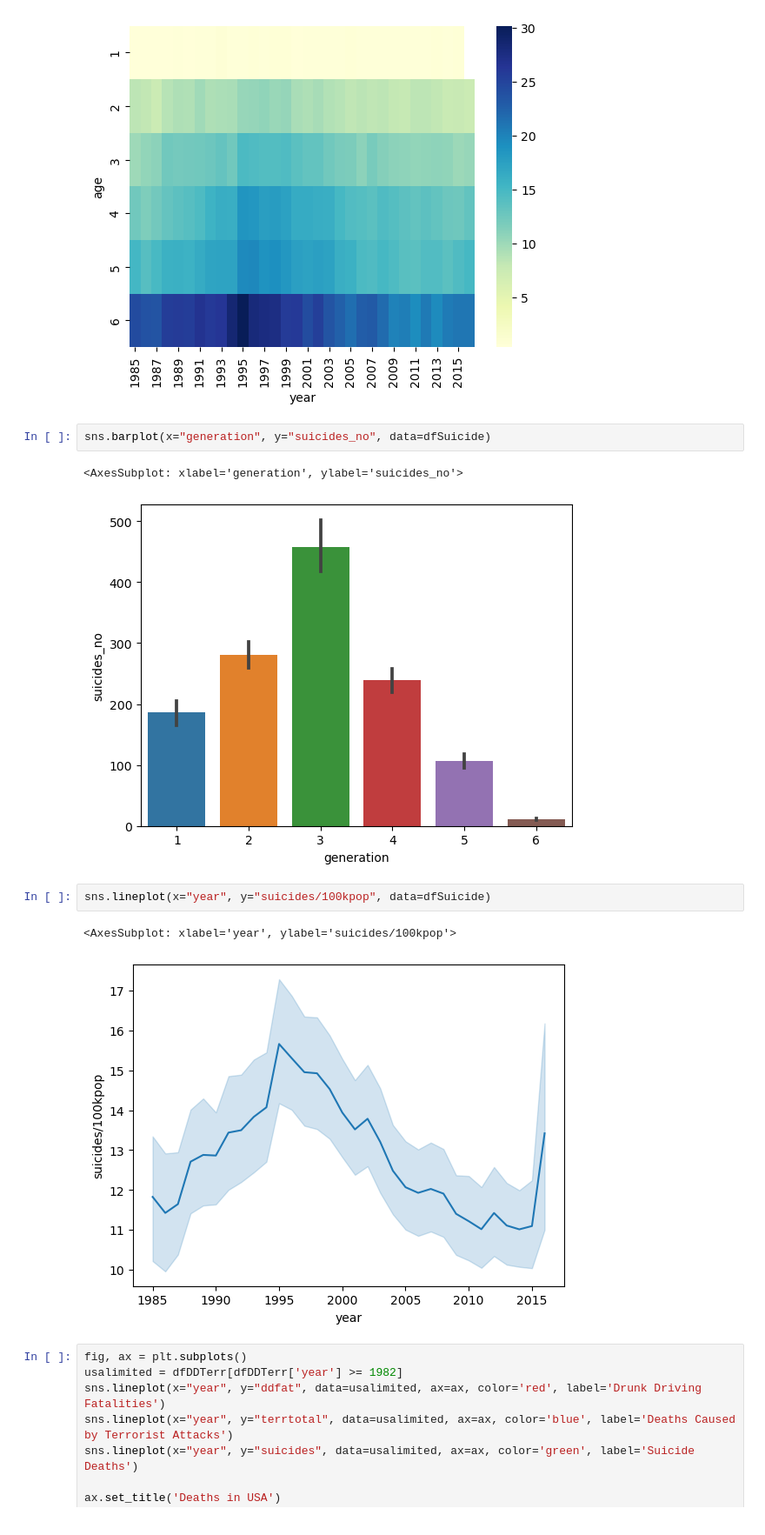
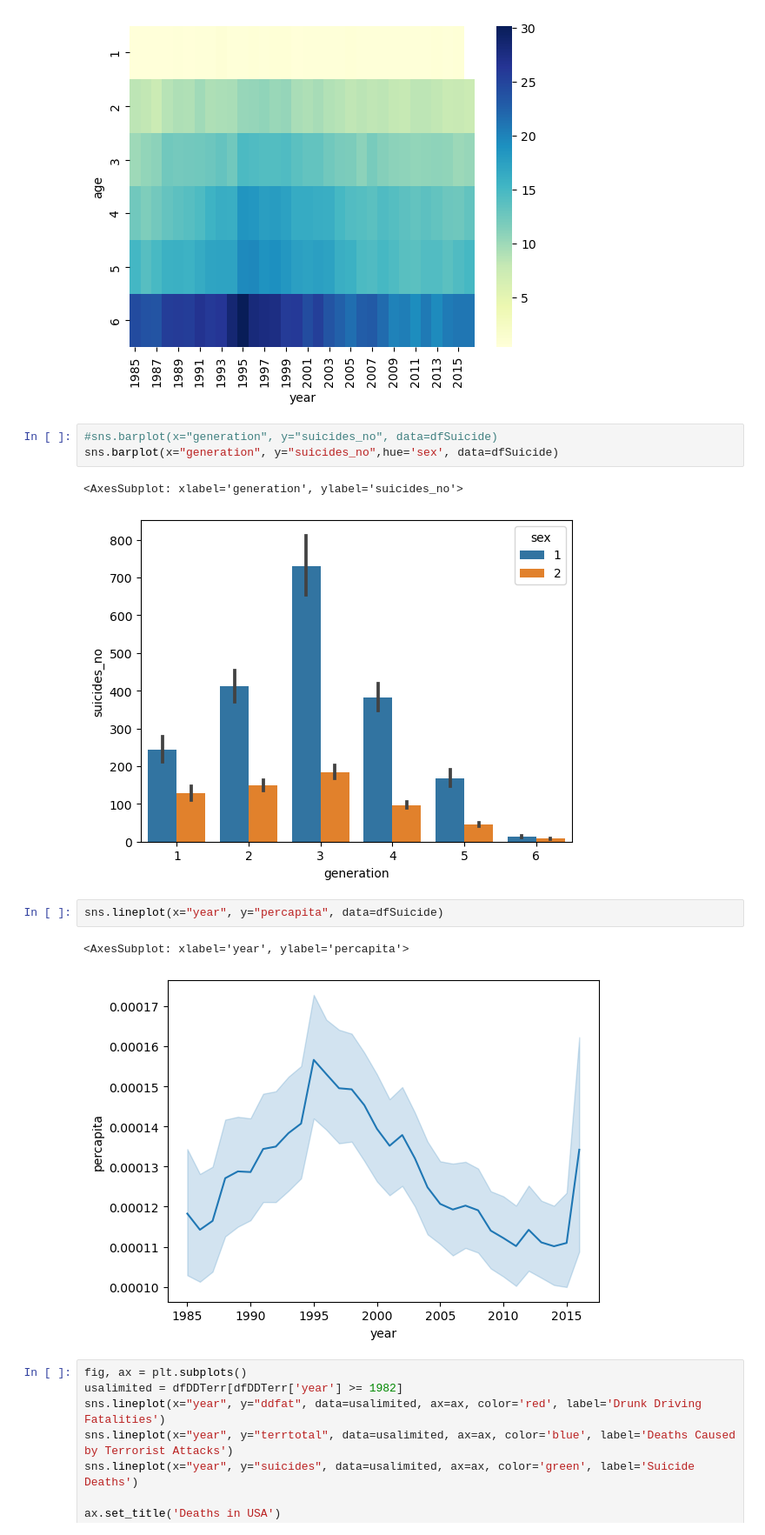
Before and after one commit to ajeddin/specsCapstone, a Jupyter notebook: Untitled1.ipynb, the cells around one changed output. Shown at 87% size. Saved outputs shown, nothing was run; the diff lists cells and outputs as text.

```diff
--- a/Untitled1.ipynb
+++ b/Untitled1.ipynb
@@ -72,15 +72,16 @@ plt.show()
 # %% [output]
 [figure]
 # %%
-sns.barplot(x="generation", y="suicides_no", data=dfSuicide)
+#sns.barplot(x="generation", y="suicides_no", data=dfSuicide)
+sns.barplot(x="generation", y="suicides_no",hue='sex', data=dfSuicide)
 # %% [output]
 <AxesSubplot: xlabel='generation', ylabel='suicides_no'>
-[figure, old version]
+[figure, new version]
 # %%
-sns.lineplot(x="year", y="suicides/100kpop", data=dfSuicide)
+sns.lineplot(x="year", y="percapita", data=dfSuicide)
 # %% [output]
-<AxesSubplot: xlabel='year', ylabel='suicides/100kpop'>
+<AxesSubplot: xlabel='year', ylabel='percapita'>
-[figure, old version]
+[figure, new version]
 # %%
 fig, ax = plt.subplots()
 usalimited = dfDDTerr[dfDDTerr['year'] >= 1982]
```
Also changed, not shown: parts of 2 cells of this notebook, 1 other file.
